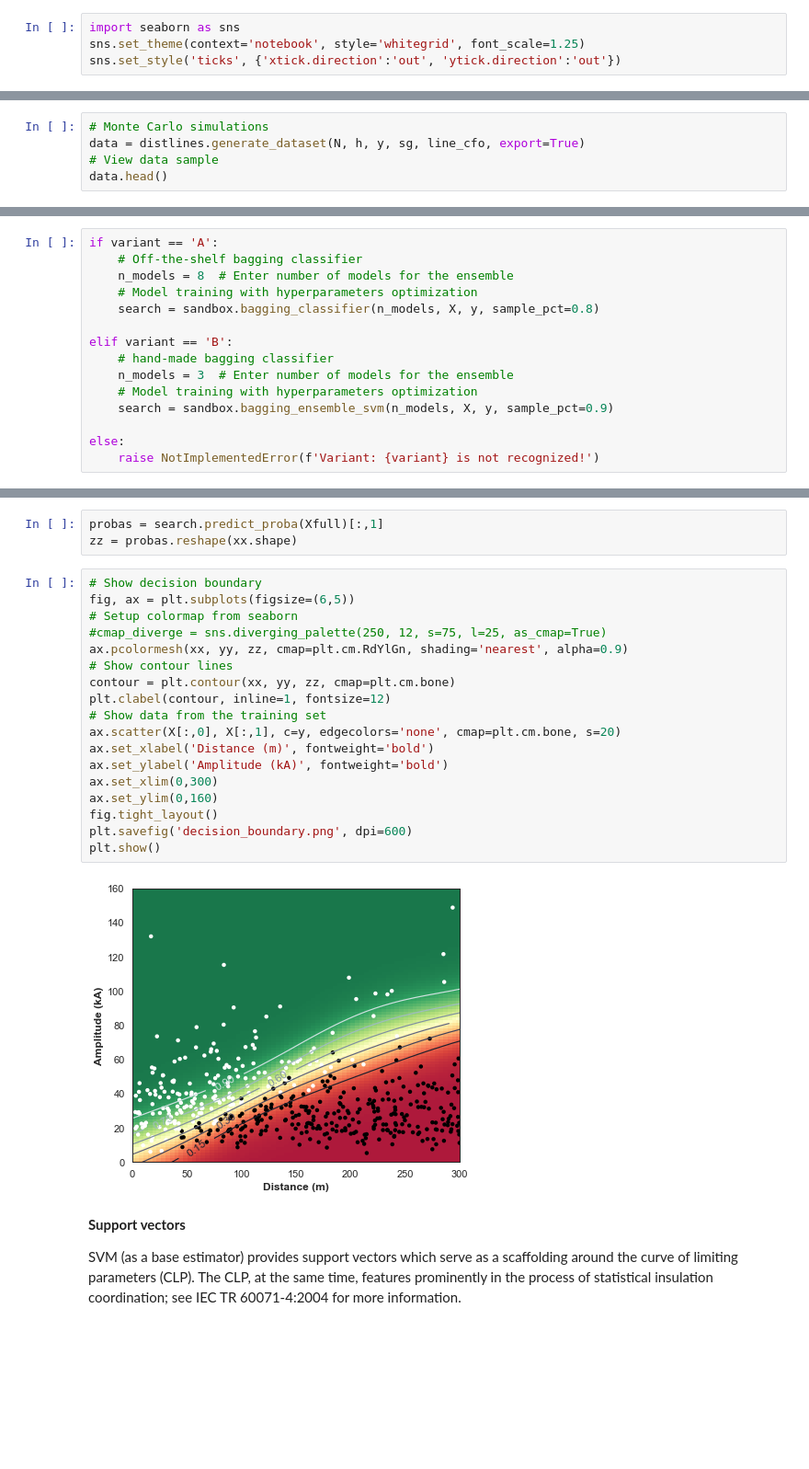
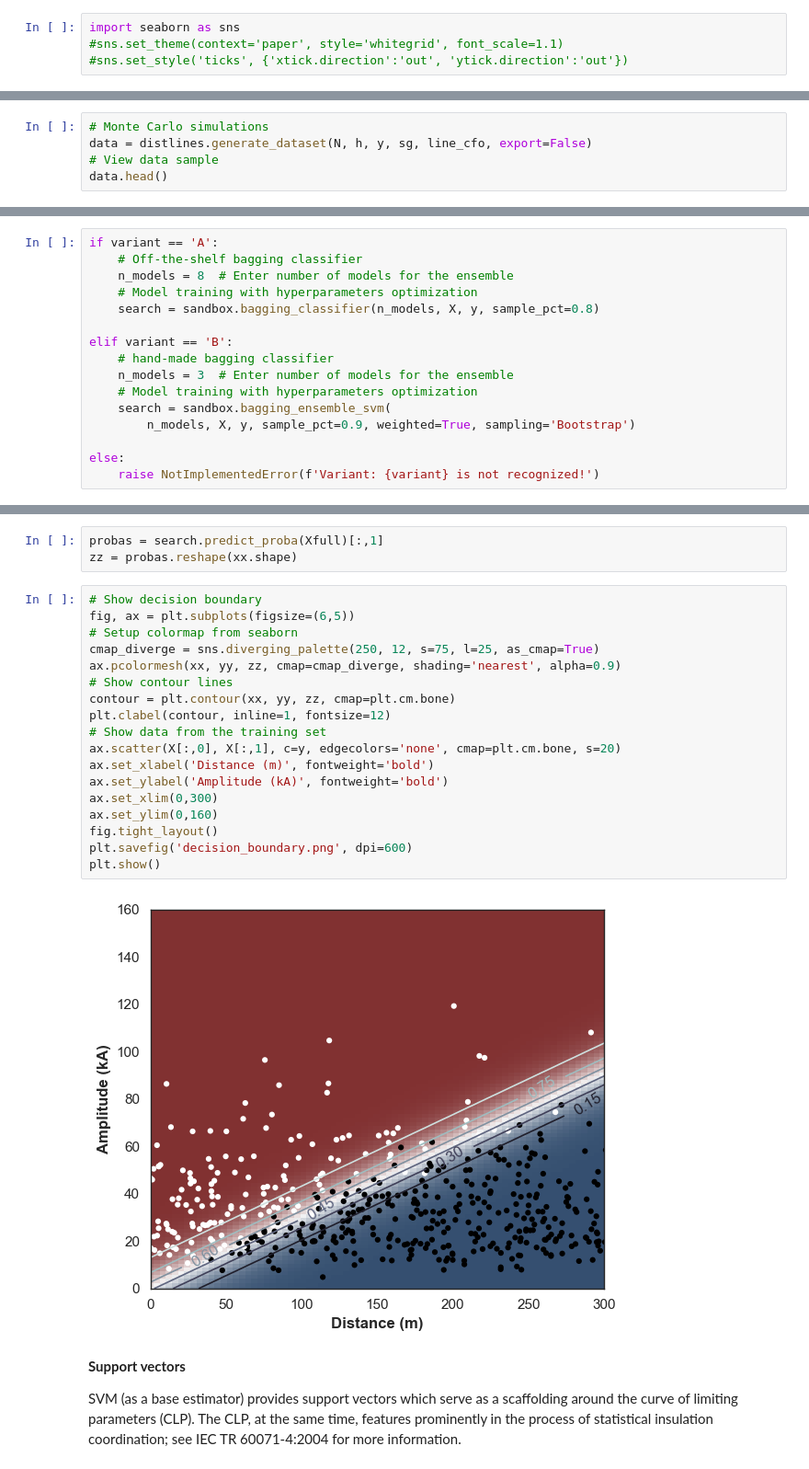
Before and after one commit to sarajcev/distlines, a Jupyter notebook: models.ipynb, the cells around one changed output, grey strips where cells are left out. Shown at 92% size. Saved outputs shown, nothing was run; the diff lists cells and outputs as text; blank space fills up the shorter version.

```diff
--- a/models.ipynb
+++ b/models.ipynb
@@ -24,8 +25,8 @@ from scipy import interpolate
 from scipy import optimize
 # %%
 import seaborn as sns
-sns.set_theme(context='notebook', style='whitegrid', font_scale=1.25)
-sns.set_style('ticks', {'xtick.direction':'out', 'ytick.direction':'out'})
+#sns.set_theme(context='paper', style='whitegrid', font_scale=1.1)
+#sns.set_style('ticks', {'xtick.direction':'out', 'ytick.direction':'out'})
 # %%
 # Private modules
 import distlines
@@ -54,7 +55,7 @@ line_cfo = np.asarray([150., 160.], dtype=float)
 Distribution lines' lightning flashovers data set, for training the subsequent machine learning model, is generated by means of the Monte~Carlo simulation. Statistical probability of lightning flashovers on distribution lines depends on several important parameters, each of which with its own statistical distribution: (1) lightning current amplitude, (2) lightning return stroke velocity, (3) lightning strike distance from the line, (4) OHL tower's grounding impedance, (5) shield wire's presence on the tower, and (6) EGM model type.
 # %%
 # Monte Carlo simulations
-data = distlines.generate_dataset(N, h, y, sg, line_cfo, export=True)
+data = distlines.generate_dataset(N, h, y, sg, line_cfo, export=False)
 # View data sample
 data.head()
 # %% [output]
@@ -108,7 +109,8 @@ elif variant == 'B':
     # hand-made bagging classifier
     n_models = 3  # Enter number of models for the ensemble
     # Model training with hyperparameters optimization
-    search = sandbox.bagging_ensemble_svm(n_models, X, y, sample_pct=0.9)
+    search = sandbox.bagging_ensemble_svm(
+        n_models, X, y, sample_pct=0.9, weighted=True, sampling='Bootstrap')
 
 else:
     raise NotImplementedError(f'Variant: {variant} is not recognized!')
@@ -142,23 +144,23 @@ zz = probas.reshape(xx.shape)
 # %%
 # Show decision boundary
 fig, ax = plt.subplots(figsize=(6,5))
 # Setup colormap from seaborn
-#cmap_diverge = sns.diverging_palette(250, 12, s=75, l=25, as_cmap=True)
-ax.pcolormesh(xx, yy, zz, cmap=plt.cm.RdYlGn, shading='nearest', alpha=0.9)
+cmap_diverge = sns.diverging_palette(250, 12, s=75, l=25, as_cmap=True)
+ax.pcolormesh(xx, yy, zz, cmap=cmap_diverge, shading='nearest', alpha=0.9)
 # Show contour lines
 contour = plt.contour(xx, yy, zz, cmap=plt.cm.bone)
 plt.clabel(contour, inline=1, fontsize=12)
 # Show data from the training set
 ax.scatter(X[:,0], X[:,1], c=y, edgecolors='none', cmap=plt.cm.bone, s=20)
 ax.set_xlabel('Distance (m)', fontweight='bold')
 ax.set_ylabel('Amplitude (kA)', fontweight='bold')
 ax.set_xlim(0,300)
 ax.set_ylim(0,160)
 fig.tight_layout()
 plt.savefig('decision_boundary.png', dpi=600)
 plt.show()
 # %% [output]
-[figure, old version]
+[figure, new version]
 # %% [markdown]
 __Support vectors__
 
```
Also changed, not shown: parts of 34 cells of this notebook, 1 other file.
